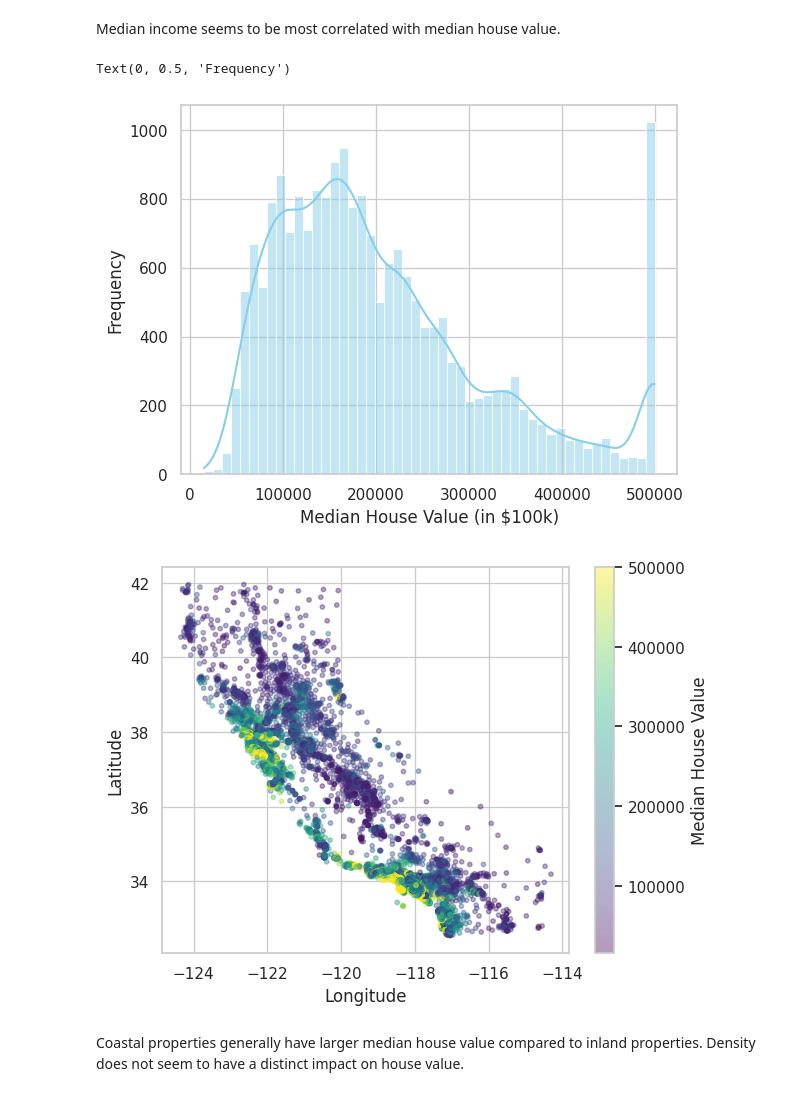
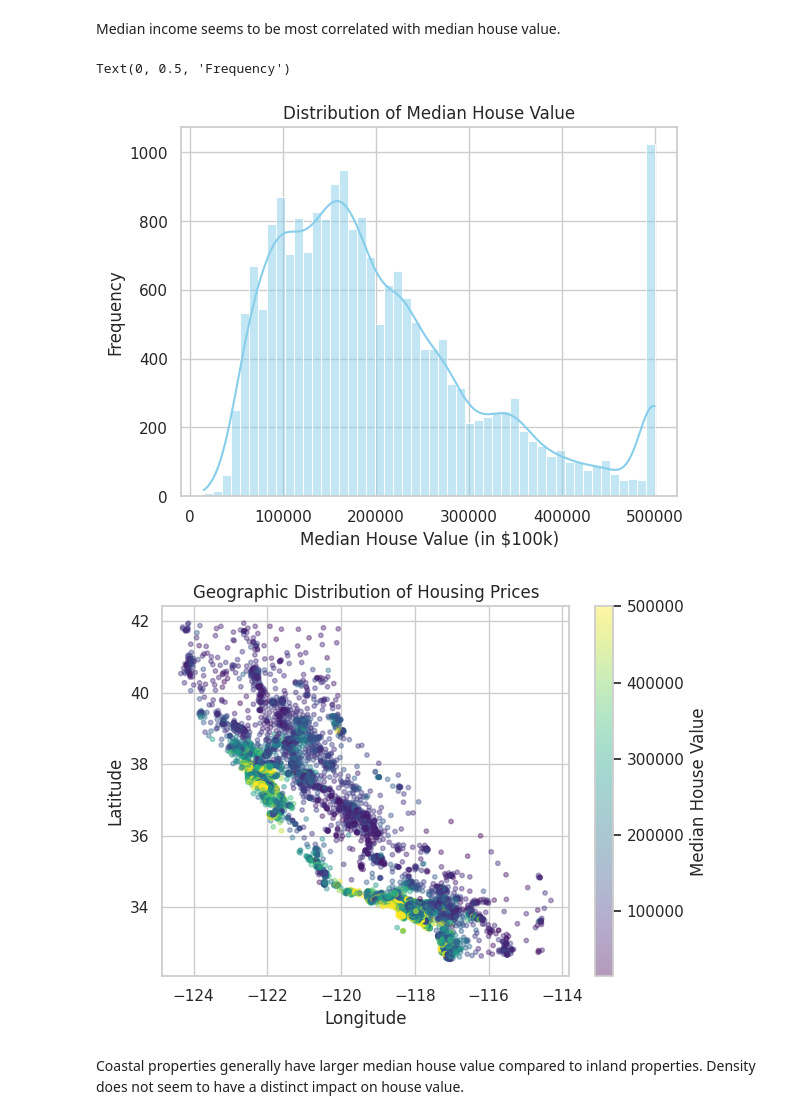
Before and after one commit to SnehaBinu-25/California-Housing-Project, a Jupyter notebook: CaliforniaHousing.ipynb, the cells around one changed output. Drawn from its saved outputs; the diff is of its cells as text; code cells hidden in the pictures.

```diff
--- a/CaliforniaHousing.ipynb
+++ b/CaliforniaHousing.ipynb
@@ -202,24 +204,24 @@ Median income seems to be most correlated with median house value.
 # %%
 #Histogram of Target Variable (MedHouseVal)
 #plt.figure(figsize=(8, 6))
 sns.histplot(df['median_house_value'], bins=50, kde=True, color='skyblue')
-#plt.title("Distribution of Median House Value")
+plt.title("Distribution of Median House Value")
 plt.xlabel("Median House Value (in $100k)")
 plt.ylabel("Frequency")
 # %% [output]
 Text(0, 0.5, 'Frequency')
-[figure, old version]
+[figure, new version]
 # %%
 #Geographic Scatter Plot (Latitude vs Longitude)
 #plt.figure(figsize=(10, 7))
 scatter = plt.scatter(df['longitude'], df['latitude'], c=df['median_house_value'], cmap='viridis', alpha=0.4, s=10)
 plt.colorbar(scatter, label='Median House Value')
-#plt.title("Geographic Distribution of Housing Prices")
+plt.title("Geographic Distribution of Housing Prices")
 plt.xlabel("Longitude")
 plt.ylabel("Latitude")
 plt.tight_layout()
 # %% [output]
-[figure, old version]
+[figure, new version]
 # %% [markdown]
 Coastal properties generally have larger median house value compared to inland properties. Density does not seem to have a distinct impact on house value.
 # %% [markdown]
```
Also changed, not shown: parts of 19 cells of this notebook.
